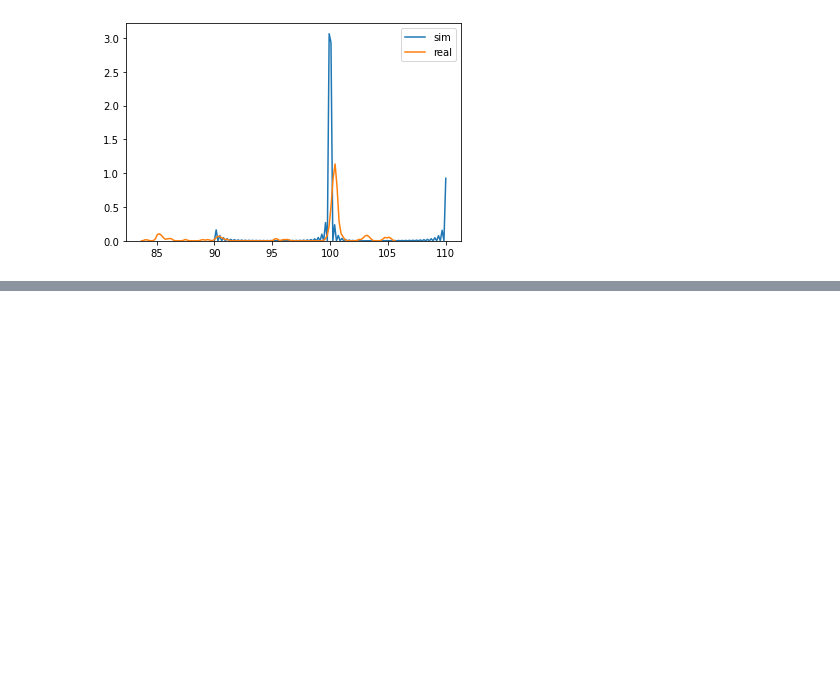
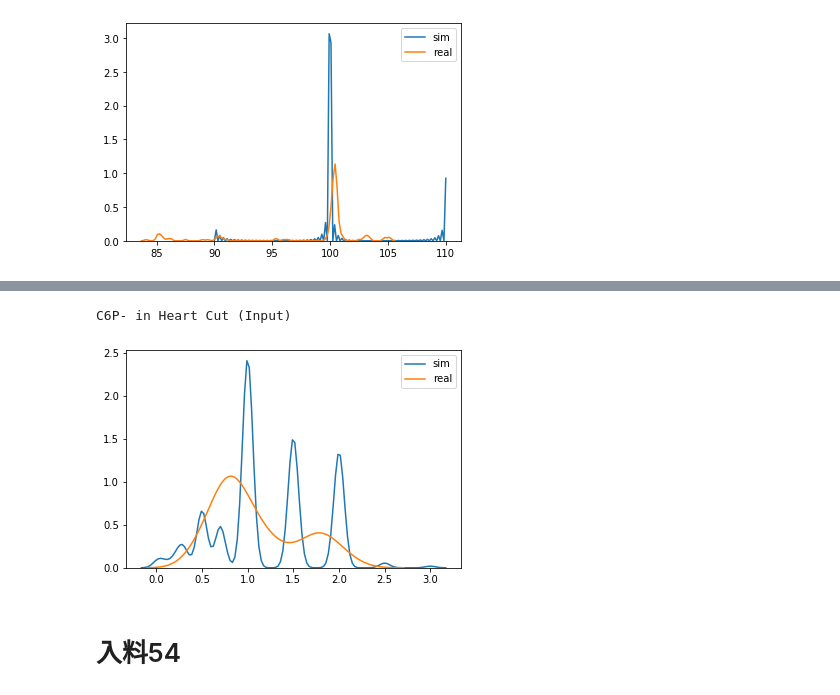
Before and after one commit to skywalker0803r/oil_project_20200424, a Jupyter notebook: notebook/現場數據整理及核對.ipynb, the cells around one changed output, grey strips where cells are left out. Saved outputs shown, nothing was run; the diff lists cells and outputs as text; code cells hidden in the pictures; blank space fills up the shorter version.

```diff
--- a/notebook/現場數據整理及核對.ipynb
+++ b/notebook/現場數據整理及核對.ipynb
@@ -336,0 +351,10 @@ plt.show()
+# %%
+print('C6P- in Heart Cut (Input)')
+a = train.loc[:,train.columns.str.contains('C6')]
+b = real_df['C6P- in Heart Cut (Input)']
+sns.kdeplot(a.values.ravel(),label='sim')
+sns.kdeplot(b.values.ravel(),label='real')
+plt.show()
+# %% [output]
+C6P- in Heart Cut (Input)
+[figure, added]
@@ -336,0 +364,2 @@ plt.show()
+# %% [markdown]
+# 入料54
```
Also changed, not shown: parts of 35 cells of this notebook, 9 other files.
